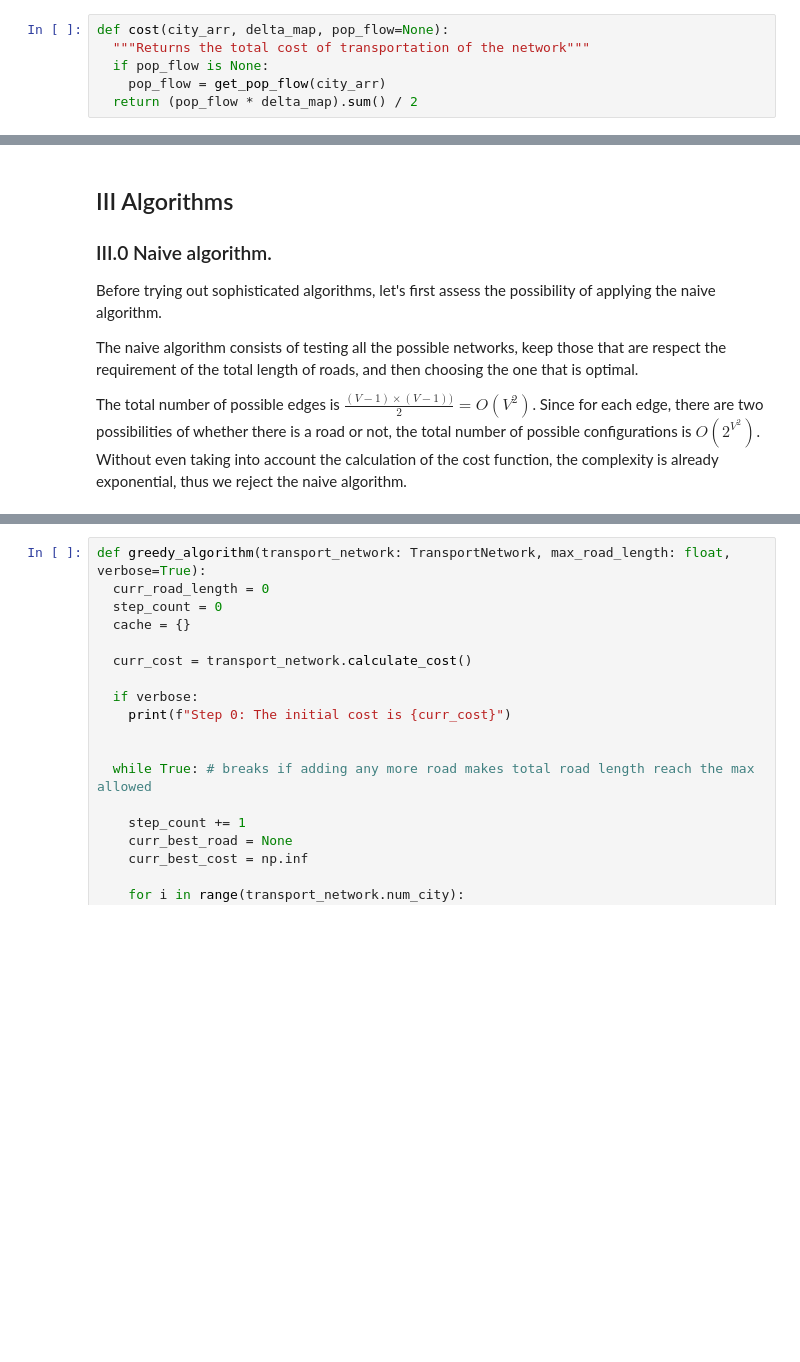
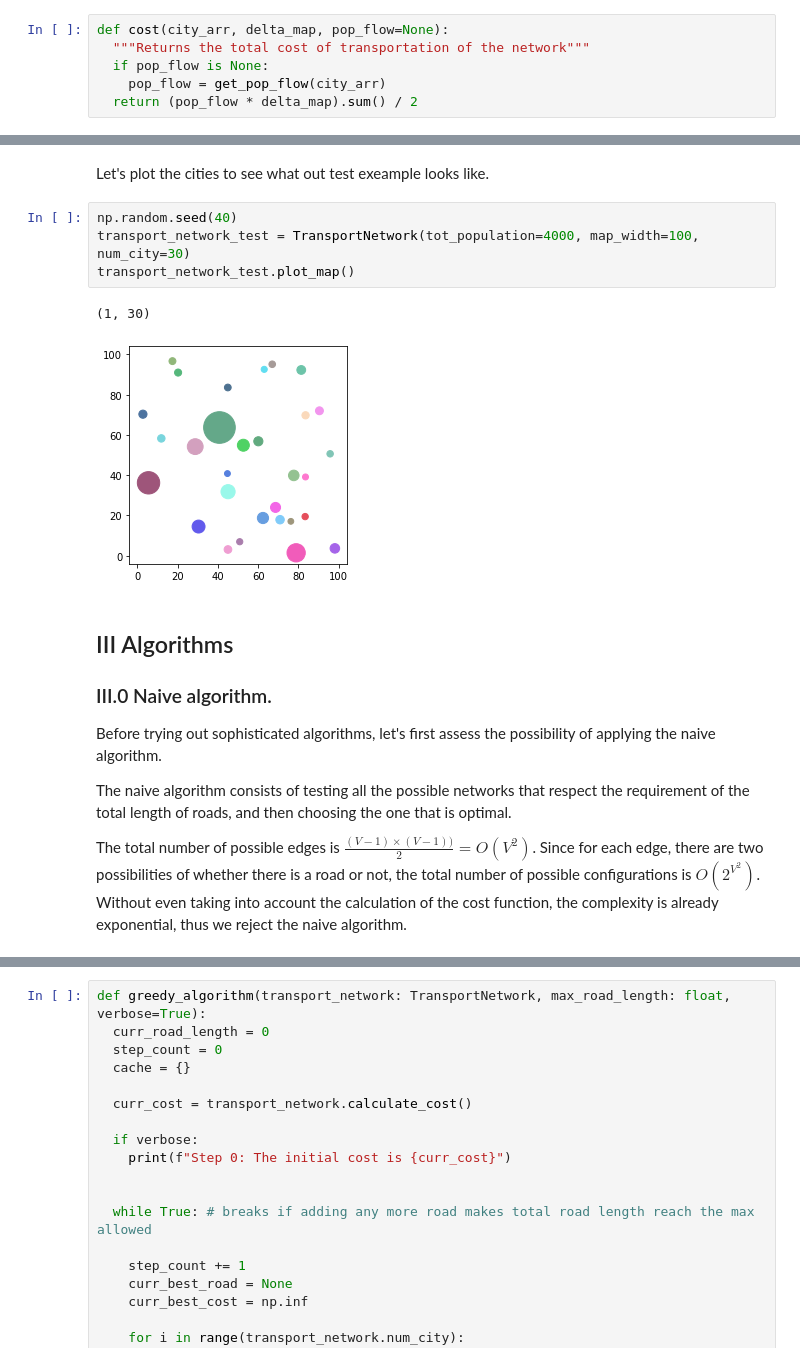
Before and after one commit to AubynKen/transport-network-optimization, a Jupyter notebook: Simulation_informatique_et_réseaux_de_transport.ipynb, the cells around one changed output, grey strips where cells are left out. Cells and saved outputs as stored; diff of their text form; blank space fills up the shorter version.

```diff
--- a/Simulation_informatique_et_réseaux_de_transport.ipynb
+++ b/Simulation_informatique_et_réseaux_de_transport.ipynb
@@ -320,8 +342,17 @@ class TransportNetwork():
+# %% [markdown]
+Let's plot the cities to see what out test exeample looks like.
+# %%
+np.random.seed(40)
+transport_network_test = TransportNetwork(tot_population=4000, map_width=100, num_city=30)
+transport_network_test.plot_map()
+# %% [output]
+(1, 30)
+[figure, added]
 # %% [markdown]
 ## III Algorithms
 ### III.0 Naive algorithm.
 Before trying out sophisticated algorithms, let's first assess the possibility of applying the naive algorithm.
 
-The naive algorithm consists of testing all the possible networks, keep those that are respect the requirement of the total length of roads, and then choosing the one that is optimal.
+The naive algorithm consists of testing all the possible networks that respect the requirement of the total length of roads, and then choosing the one that is optimal.
 
 The total number of possible edges is $\frac{(V-1) \times (V-1))}{2} = O(V^2)$. Since for each edge, there are two possibilities of whether there is a road or not, the total number of possible configurations is $O(2^{V^2})$. Without even taking into account the calculation of the cost function, the complexity is already exponential, thus we reject the naive algorithm.
```
Also changed, not shown: parts of 41 cells of this notebook, 6 other files.
